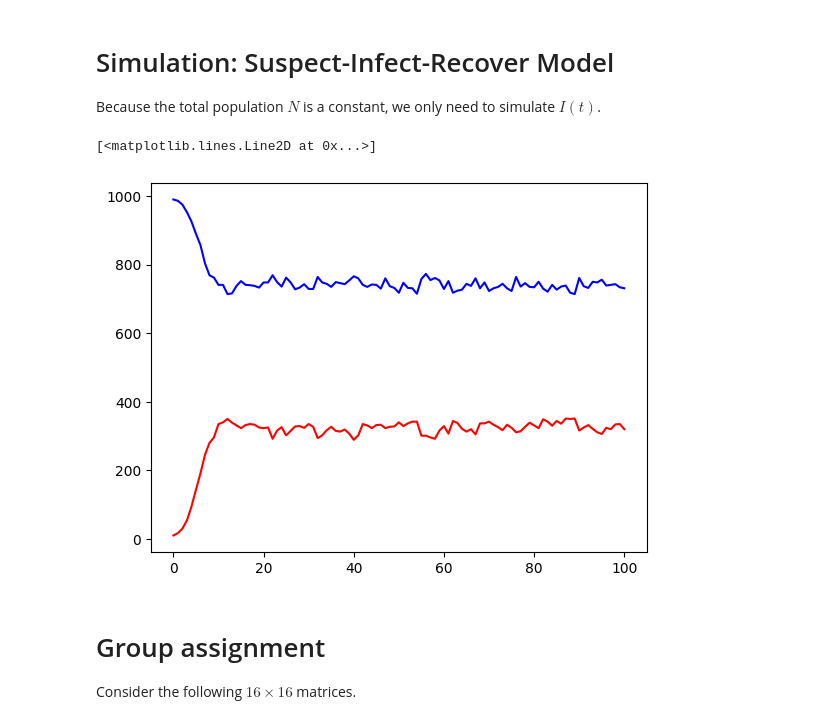
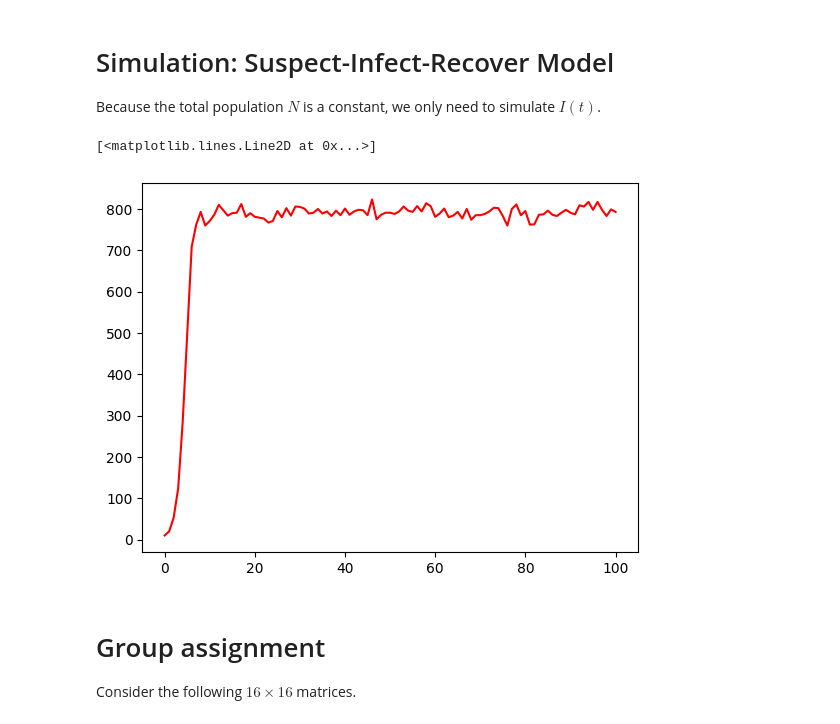
Before and after one commit to jackbullen/Math-248, a Jupyter notebook: Labs/Week 9/Lab-23-Oct-25.ipynb, the cells around one changed output. Cells and saved outputs as stored; diff of their text form; code cells hidden in the pictures.

```diff
--- a/Labs/Week 9/Lab-23-Oct-25.ipynb
+++ b/Labs/Week 9/Lab-23-Oct-25.ipynb
@@ -19,20 +19,24 @@ def SIR(t, I, b, g, N):
     S = N-I
     for t in range(t):
         p = infection_probability(b, I, N)
-        I = np.random.binomial(S, p)
+        new_infections = np.random.binomial(S, p)
         R = np.random.binomial(I, g)
-        S = N - I + R
+
+        I = Is[-1] + new_infections - R
+        S = N - I
+
         Is.append(I)
         Ss.append(S)
+
     return np.array(Is), np.array(Ss)
 # %%
 dat = SIR(100, 10, 1.8, 0.2, 1000)
 
 plt.plot(dat[0], label="Infected", color="red")
-plt.plot(dat[1], label="Susceptible", color="blue")
+# plt.plot(dat[1], label="Susceptible", color="blue")
 # %% [output]
 [<matplotlib.lines.Line2D at 0x...>]
-[figure, old version]
+[figure, new version]
 # %% [markdown]
 # Group assignment
 Consider the following $16\times 16$ matrices.
```
Also changed, not shown: 2 other files.
